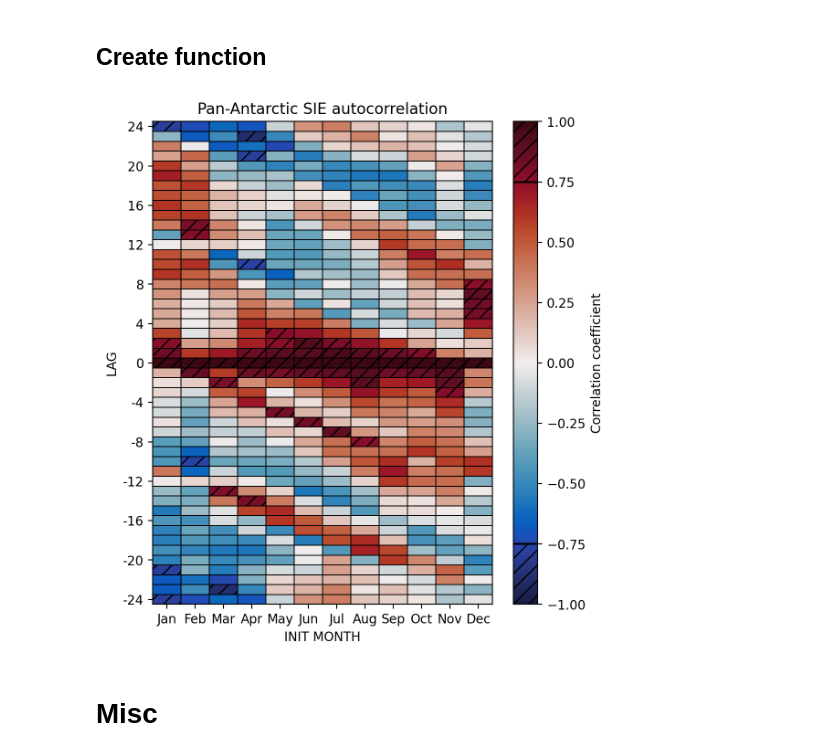
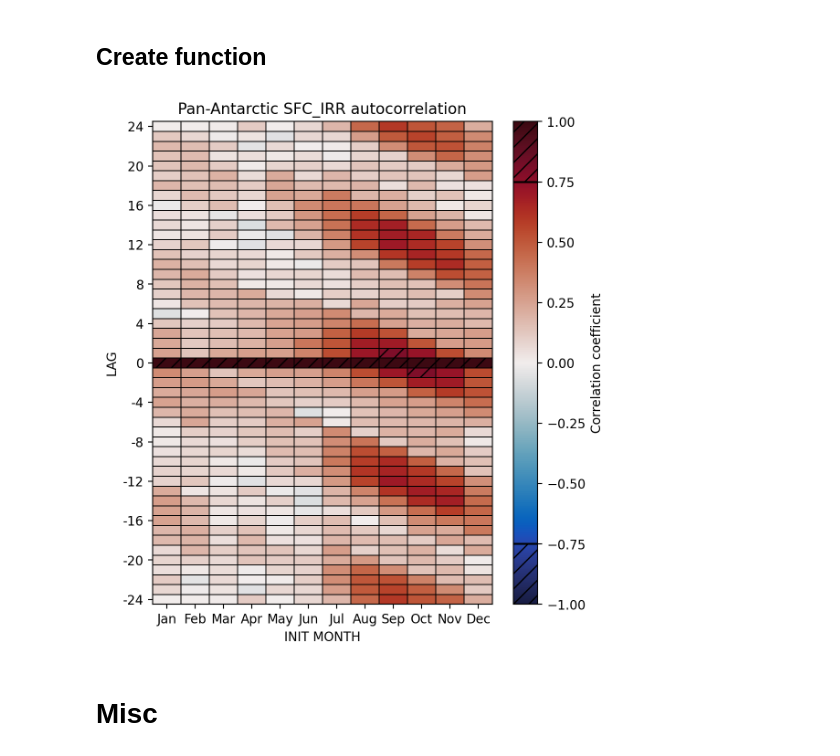
Before and after one commit to bbuchovecky/hmei, a Jupyter notebook: notebooks/11_model-correlation.ipynb, the cells around one changed output. Cells and saved outputs as stored; diff of their text form; code cells hidden in the pictures.

Commit message:
fixed autocorrelation

```diff
--- a/notebooks/11_model-correlation.ipynb
+++ b/notebooks/11_model-correlation.ipynb
@@ -294,12 +294,13 @@ N = 12 * years
 ## generate random time series of length N
 ## 0 is Jan, 1 is Feb, ..., 11 is Dec
 a = np.arange(N)
+print('a', a, '\n')
 
 ## initialization month
-init = 0
+init = 2
 
 ## max absolute value lag (in months)
-lag = 1
+lag = 2
 
 for (im,m) in enumerate(range(-lag,lag+1)):
 #     trim = 12*(abs(m)//12+1)
@@ -379,6 +383,7 @@ for (it,init) in enumerate(range(0,12)):
 def compute_lagged_autocorr(a, maxlag):
     ## convert DataArray to NumPy array
     a = a.values
+    N = a.size
 
     ## rows are different init months, cols are different lags
     r_matrix = np.zeros((2*maxlag+1, 12))
@@ -386,6 +391,10 @@ def compute_lagged_autocorr(a, maxlag):
 
     init_matrix = np.zeros((2*maxlag+1, 12))
     lag_matrix = np.zeros((2*maxlag+1, 12))
+
+#     ####
+#     fig,ax = plt.subplots(figsize=(6,4))
+#     ####
 
     for (it,init) in enumerate(range(0,12)):
         for (ig,lag) in enumerate(range(-maxlag,maxlag+1)):
@@ -397,6 +406,15 @@ def compute_lagged_autocorr(a, maxlag):
                 tmp_a_init = a[init+trim:N:12]
                 tmp_a_lagged = a[init+trim+lag:N-trim+init:12]
 
+#                 ####
+#                 if lag == -12 and init == 0:
+#                     ax.plot(tmp_a_init, color='k')
+#                     ax.plot(tmp_a_lagged, color='k', ls=':')
+#                 if lag == -24 and init == 0:
+#                     ax.plot(tmp_a_init, color='red')
+#                     ax.plot(tmp_a_lagged, color='red', ls='--')
+#                 ####
+
             else:
                 tmp_a_init = a[init:N-lag:12]
                 tmp_a_lagged = a[init+lag:N:12]
@@ -440,9 +458,9 @@ def plot_lagged_autocorr(variable, region, maxlag=24, threshold=0.75, hatch='//'
         cb.ax.fill_between([-1,1], [1,1], [threshold,threshold], hatch=hatch, alpha=0)
         cb.ax.fill_between([-1,1], [-threshold,-threshold], [-1,-1], hatch=hatch, alpha=0)
 # %%
-plot_lagged_autocorr('sie', 'SouthernOcean')
+plot_lagged_autocorr('sfc_irr', 'SouthernOcean')
 # %% [output]
-[figure, old version]
+[figure, new version]
 # %% [markdown]
 # Misc
 # %%
```
Also changed, not shown: parts of 1 cell of this notebook.
